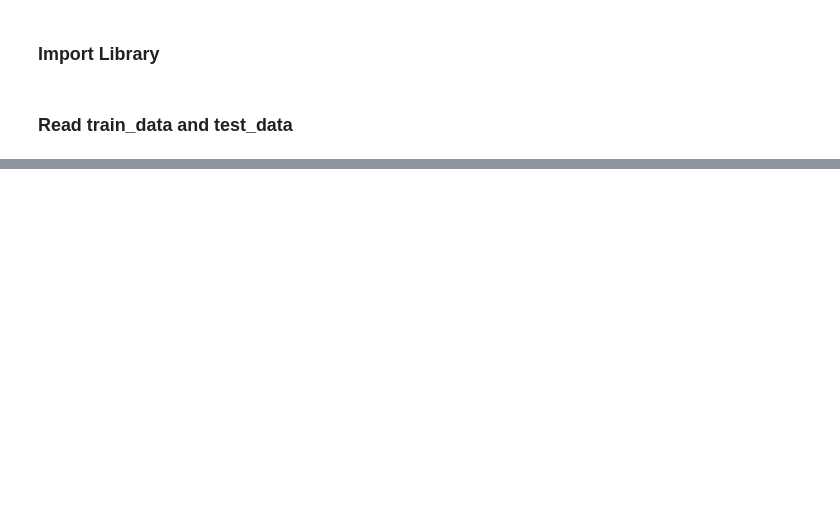
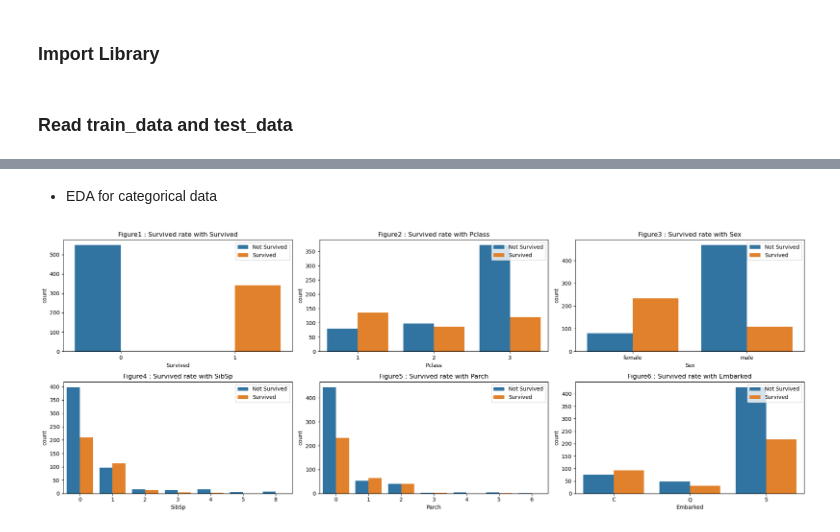
Before and after one commit to DoanDucThang0805/Starting-Data-Science, a Jupyter notebook: Titanic_project/titanic.ipynb, the cells around one changed output, grey strips where cells are left out. Cells and saved outputs as stored; diff of their text form; code cells hidden in the pictures; blank space fills up the shorter version.

```diff
--- a/Titanic_project/titanic.ipynb
+++ b/Titanic_project/titanic.ipynb
@@ -34,0 +72,4 @@ df_test.head()
+# %%
+df_train_1 = df_train.copy()
+# %%
+Categorical_feature = ["Survived", "Pclass", "Sex", "SibSp", "Parch", "Embarked"]
@@ -34,0 +142,16 @@ df_test.head()
+# %% [markdown]
+* EDA for categorical data
+# %%
+fig, ax = plt.subplots(2,3, figsize = (20, 7.5))
+count = 0
+for row in range(0, 2) :
+    for col in range(0, 3):
+        ax_index = ax[row,col]
+        sns.countplot(data= df_train_1, x= Categorical_feature[count], hue= "Survived", ax= ax_index)
+        ax_index.set_title(f"Figure{count + 1} : Survived rate with {Categorical_feature[count]}")
+        ax_index.legend(title= '', loc = "upper right", labels = ["Not Survived", "Survived"])
+        count = count + 1
+plt.tight_layout()  # Sắp xếp các subplot một cách hợp lý
+plt.show()
+# %% [output]
+[figure, added]
```
Also changed, not shown: parts of 41 cells of this notebook.
